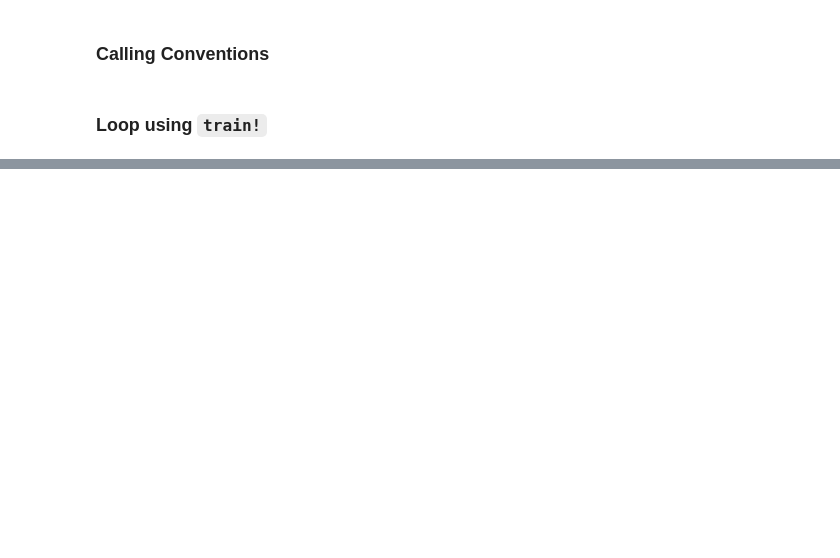
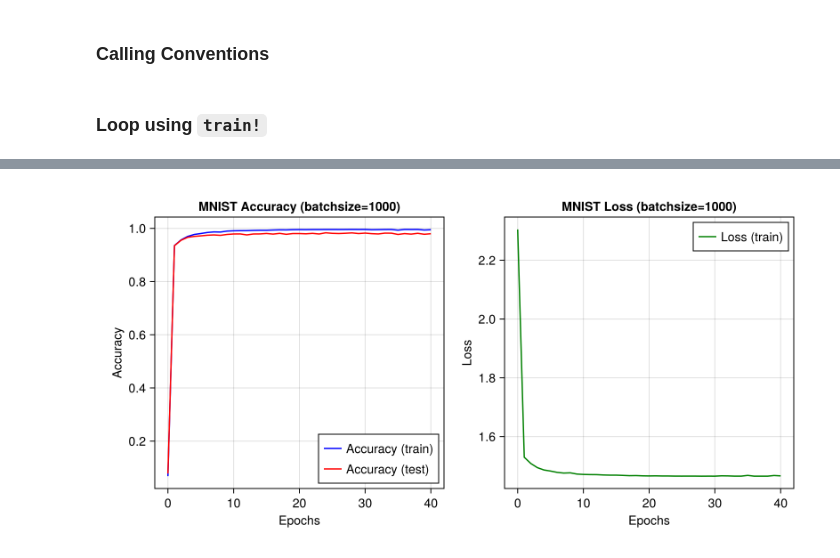
Before and after one commit to graeme-a-stewart/OxfordML-code, a Jupyter notebook: dl_digits/fully-connected-v1-batch.ipynb, the cells around one changed output, grey strips where cells are left out. Drawn from its saved outputs; the diff is of its cells as text; code cells hidden in the pictures; blank space fills up the shorter version.

Commit message:
Proper batched notebook

```diff
--- a/dl_digits/fully-connected-v1-batch.ipynb
+++ b/dl_digits/fully-connected-v1-batch.ipynb
@@ -40,15 +29,0 @@ end;
-# %%
-# Now plot a bunch of the first digits
-#
-# Note that the orientation is with the lowest row at the bottom of the visualisation,
-# hence the `yreversed=true` in the Axis.
-f = Figure(size=(800,800))
-for d in 1:16
-    ax = Axis(f[pos(d,4)...], aspect = DataAspect(), yreversed=true,
-        title = "Digit #$d is $(Int(train_data.targets[d]))",)
-    hidedecorations!(ax)
-    heatmap!(ax, train_data.features[:, :, d],
-        colormap = :grays,
-    )
-end
-f
@@ -168,19 +138,22 @@ Epoch 30 completed in 227.77 seconds
 # %%
 let
     f = Figure(size=(800, 400))
     epochs = collect(0:length(accuracy)-1)
     ax_acc = Axis(f[1, 1],
         title = "MNIST Accuracy (batchsize=$(batchsize))",
         xlabel = "Epochs",
         ylabel = "Accuracy",)
     lines!(ax_acc, epochs, accuracy, label = "Accuracy (train)", color = :blue)
     lines!(ax_acc, epochs, test_accuracy, label = "Accuracy (test)", color = :red)
     axislegend(position = :rb)
     ax_loss = Axis(f[1, 2],
         title = "MNIST Loss (batchsize=$(batchsize))",
         xlabel = "Epochs",
         ylabel = "Loss",)
     lines!(ax_loss, epochs, loss, label = "Loss (train)", color = :green)
     axislegend(position = :rt)
+    save(joinpath("plots", "mnist-batch-$(batchsize).png"), f)
     f
 end
+# %% [output]
+[figure, added]
```
Also changed, not shown: parts of 8 cells of this notebook.
